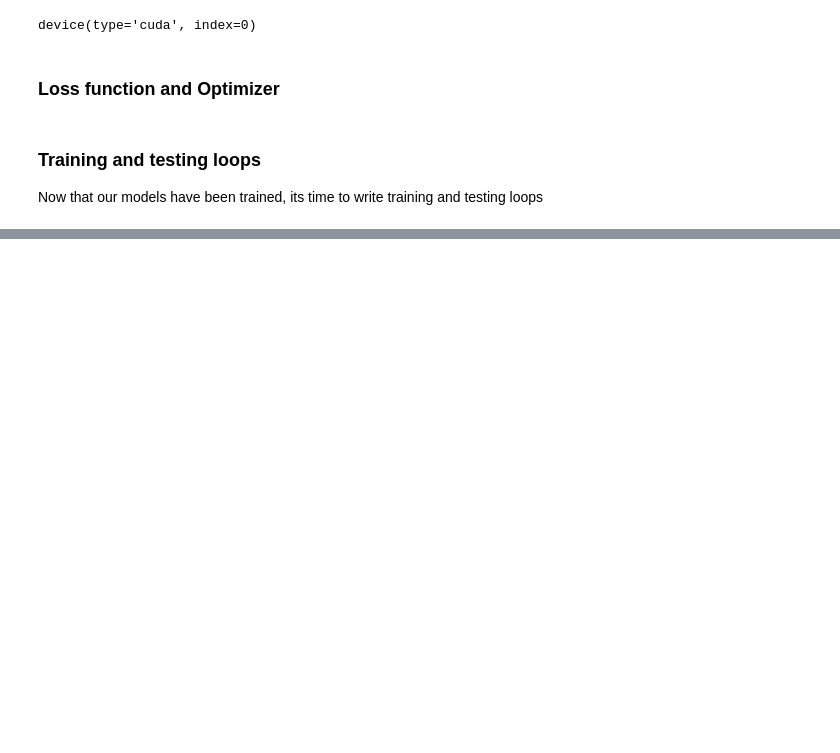
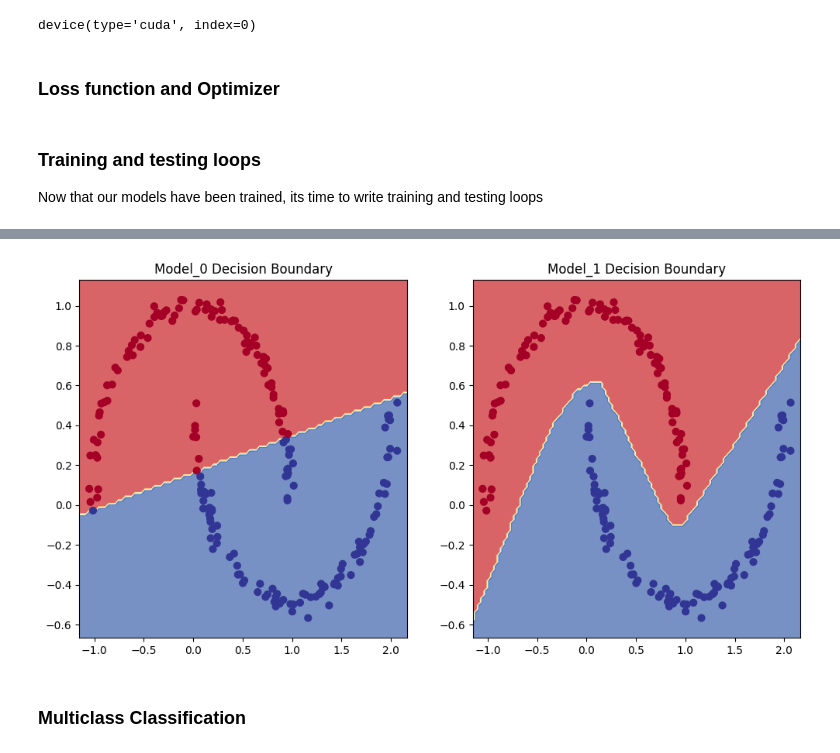
Before and after one commit to MuhammedUmerNazir/pytorch_code_snippets, a Jupyter notebook: 02_practice.ipynb, the cells around one changed output, grey strips where cells are left out. Cells and saved outputs as stored; diff of their text form; code cells hidden in the pictures; blank space fills up the shorter version.

```diff
--- a/02_practice.ipynb
+++ b/02_practice.ipynb
@@ -166,21 +166,21 @@ device(type='cuda', index=0)
 # %%
 # Non-Linear Model with ReLU activation
 class MoonModelV1(nn.Module):
-    def __init__(self):
+    def __init__(self, input_features, hidden_units, output_features):
         super().__init__()
 
         # Creating the layers
         self.model_layers = nn.Sequential(
-            nn.Linear(in_features=2, out_features=10),
+            nn.Linear(in_features=input_features, out_features=hidden_units),
             nn.ReLU(),
-            nn.Linear(in_features=10, out_features=10),
+            nn.Linear(in_features=hidden_units, out_features=hidden_units),
             nn.ReLU(),
-            nn.Linear(in_features=10, out_features=1)
+            nn.Linear(in_features=hidden_units, out_features=output_features)
         )
 
-    def forward(self, X:torch.Tensor) -> torch.Tensor:
-        return self.model_layers()
+    def forward(self, x:torch.Tensor) -> torch.Tensor:
+        return self.model_layers(x)
 
-model_1 = MoonModelV0().to(device)
+model_1 = MoonModelV1(input_features=2, hidden_units=10, output_features=1).to(device)
 model_1
 # %% [output]
@@ -202,11 +204,11 @@ device(type='cuda', index=0)
 loss_fn = nn.BCEWithLogitsLoss()
 
 # Setting the SGD activation function
-optimizer = torch.optim.SGD(params=model_0.parameters(),
-                            lr=0.01)
+optimizer = torch.optim.Adam(params=model_0.parameters(),
+                            lr=0.0015)
 
-optimizer_1 = torch.optim.SGD(params=model_1.parameters(),
-                            lr=0.01)
+optimizer_1 = torch.optim.Adam(params=model_1.parameters(),
+                            lr=0.0015)
 # %% [markdown]
 ### Training and testing loops
 
@@ -228,0 +216,3 @@ y_preds =
+# %%
+from torchmetrics.classification import BinaryAccuracy
+Accuracy = BinaryAccuracy().to(device)
@@ -228,0 +310,15 @@ y_preds =
+# %%
+from helper_functions import plot_predictions, plot_decision_boundary
+
+# Plot decision boundary of the model
+plt.figure(figsize=(12, 6))
+plt.subplot(1, 2, 1)
+plt.title("Model_0 Decision Boundary")
+plot_decision_boundary(model_0, X_test, test_pred)
+plt.subplot(1, 2, 2)
+plt.title("Model_1 Decision Boundary")
+plot_decision_boundary(model_1, X_test, test_pred_1)
+# %% [output]
+[figure, added]
+# %% [markdown]
+### Multiclass Classification
```
Also changed, not shown: parts of 41 cells of this notebook.
